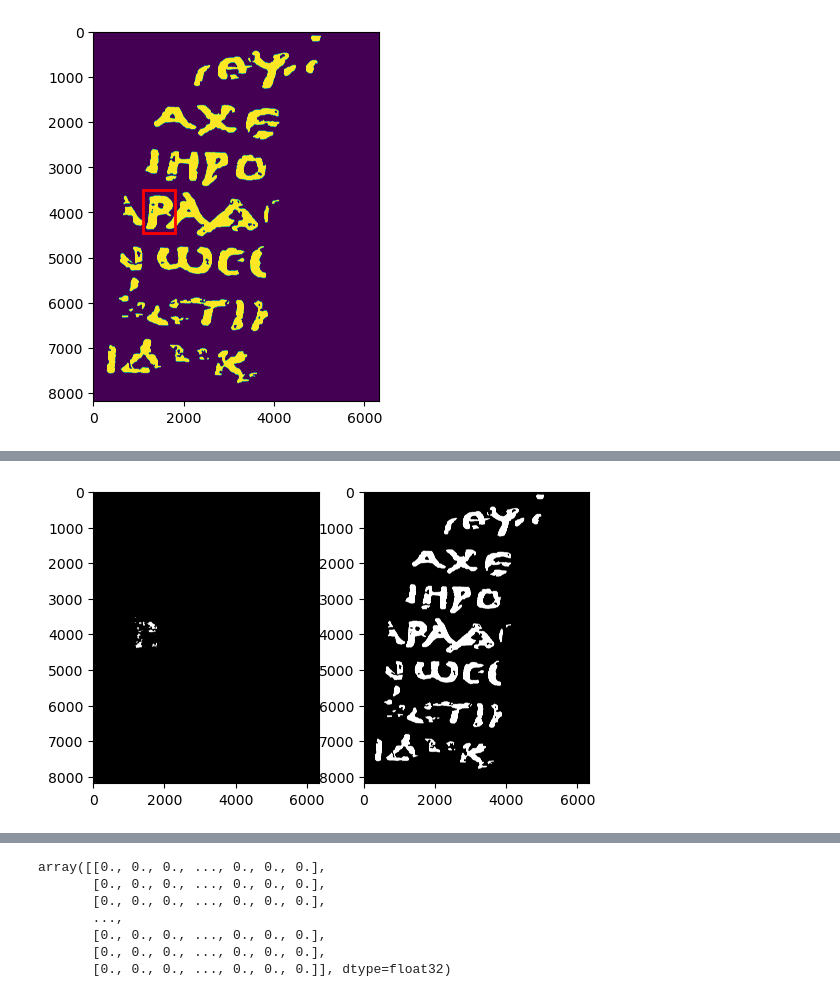
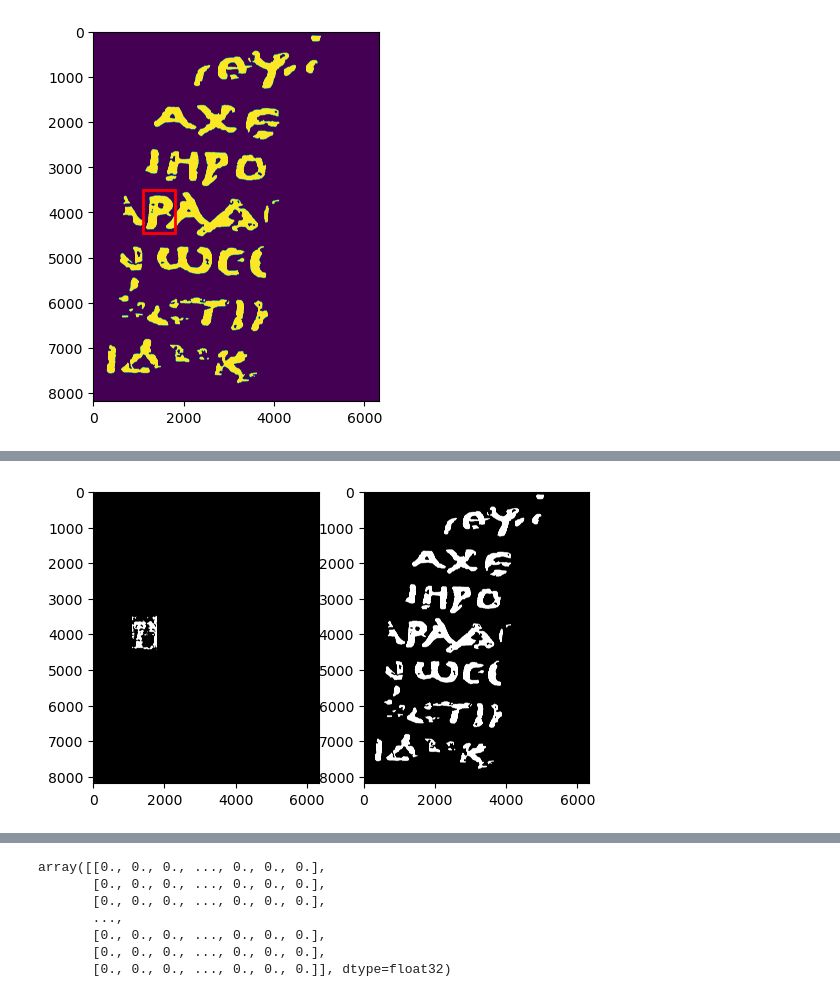
Before and after one commit to Cer001/papyrus_ink_detection, a Jupyter notebook: notebooks/vesuvius_notebook.ipynb, the cells around one changed output, grey strips where cells are left out. Saved outputs shown, nothing was run; the diff lists cells and outputs as text; code cells hidden in the pictures.

```diff
--- a/vesuvius_challenge/vesuvius_notebook.ipynb
+++ b/notebooks/vesuvius_notebook.ipynb
@@ -210,3 +2,0 @@ Wall time: 32.9 s
-# %%
-index = 6136130
-train_dset.plot_label(index, figsize=(16, 10))
@@ -393,8 +13,8 @@ import matplotlib.patches as patches
 from tqdm import tqdm
 from ipywidgets import interact, fixed
 
-PREFIX = '/Users/andrebarle/Documents/Flatiron_Work/phase_5/vesuvius_challenge/vesuvius-challenge-ink-detection/train/1/'
-FILTERED_PATH = '/Users/andrebarle/Documents/Flatiron_Work/phase_5/vesuvius_challenge/t1_kuwahara_slices/'
+PREFIX = '/Users/andrebarle/Documents/Flatiron_Work/phase_5/papyrus_ink_detection/vesuvius_challenge/vesuvius-challenge-ink-detection/train/1/'
+FILTERED_PATH = '/Users/andrebarle/Documents/Flatiron_Work/phase_5/papyrus_ink_detection/vesuvius_challenge/vesuvius-challenge-ink-detection/t1_kuwahara_slices/'
 BUFFER = 30  # Buffer size in x and y direction
 Z_START = 27 # First slice in the z direction to use
 Z_DIM = 10   # Number of slices in the z direction
@@ -547,35 +124,0 @@ AttributeError: 'SubvolumeDataset' object has no attribute 'conv_layers'
-# %%
-print("Generating pixel lists...")
-# Split our dataset into train and val. The pixels inside the rect are the
-# val set, and the pixels outside the rect are the train set.
-pixels_inside_rect = []
-pixels_outside_rect = []
-for pixel in zip(*np.where(mask == 1)):
-    if pixel[1] < BUFFER or pixel[1] >= mask.shape[1]-BUFFER or pixel[0] < BUFFER or pixel[0] >= mask.shape[0]-BUFFER:
-        continue # Too close to the edge
-    if pixel[1] >= rect[0] and pixel[1] <= rect[0]+rect[2] and pixel[0] >= rect[1] and pixel[0] <= rect[1]+rect[3]:
-        pixels_inside_rect.append(pixel)
-    else:
-        pixels_outside_rect.append(pixel)
-
-print("Training...")
-train_dataset = SubvolumeDataset(image_stack, label, pixels_outside_rect)
-train_loader = data.DataLoader(train_dataset, batch_size=BATCH_SIZE, shuffle=True)
-criterion = nn.BCELoss()
-optimizer = optim.SGD(model.parameters(), lr=LEARNING_RATE)
-scheduler = torch.optim.lr_scheduler.OneCycleLR(optimizer, max_lr=LEARNING_RATE, total_steps=TRAINING_STEPS)
-model.train()
-running_loss = 0.0
-for i, (subvolumes, inklabels) in tqdm(enumerate(train_loader), total=TRAINING_STEPS):
-    if i >= TRAINING_STEPS:
-        break
-    optimizer.zero_grad()
-    outputs = model(subvolumes.to(DEVICE))
-    loss = criterion(outputs, inklabels.to(DEVICE))
-    loss.backward()
-    optimizer.step()
-    scheduler.step()
-    running_loss += loss.item()
-    if i % 3000 == 3000-1:
-        print("Loss:", running_loss / 3000)
-        running_loss = 0.0
@@ -602,11 +141,11 @@ plt.show()
 # %%
-THRESHOLD = 0.4
+THRESHOLD = 0.22
 fig, (ax1, ax2) = plt.subplots(1, 2)
 ax1.imshow(output.gt(THRESHOLD).cpu(), cmap='gray')
 ax2.imshow(label.cpu(), cmap='gray')
 plt.show()
 # %% [output]
-[figure, old version]
+[figure, new version]
 # %%
 def rle(output):
     flat_img = np.where(output.flatten().cpu() > THRESHOLD, 1, 0).astype(np.uint8)
```
Also changed, not shown: parts of 29 cells of this notebook, 1 other file.
